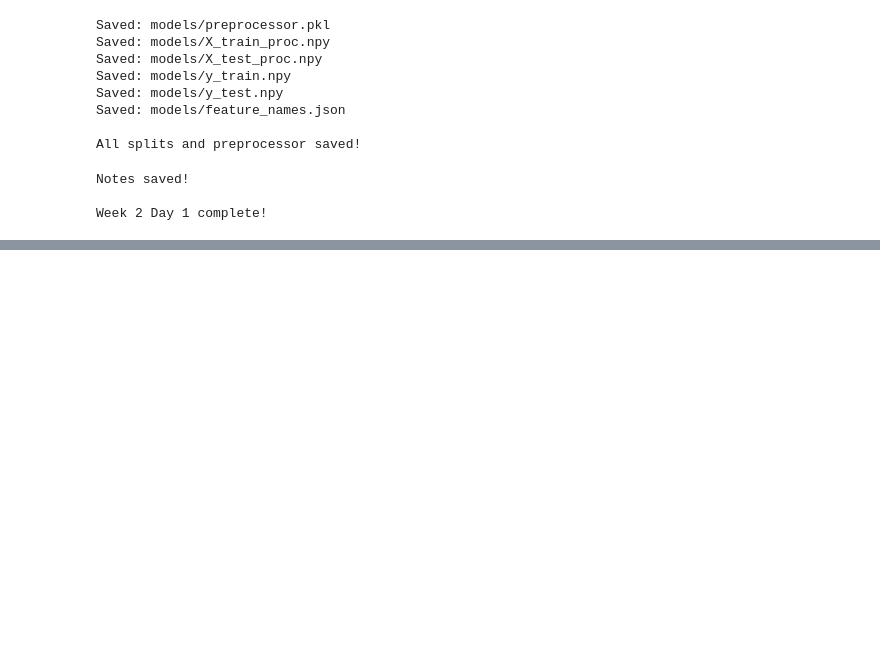
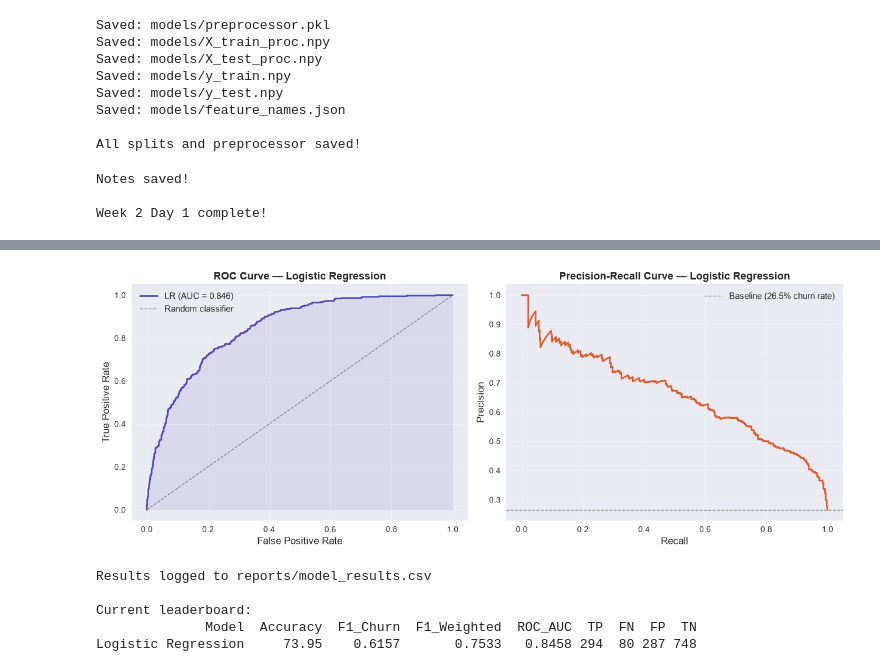
Before and after one commit to Kasak02/churn-predictor, a Jupyter notebook: 05_model_training.ipynb, the cells around one changed output, grey strips where cells are left out. Drawn from its saved outputs; the diff is of its cells as text; code cells hidden in the pictures; blank space fills up the shorter version.

Commit message:
Week 2 Day 2: LR baseline complete — F1=0.6157, ROC-AUC=0.8458

```diff
--- a/05_model_training.ipynb
+++ b/05_model_training.ipynb
@@ -305,0 +454,66 @@ Week 2 Day 1 complete!
+# %%
+#  ROC curve
+# Shows model performance across all classification thresholds
+
+fpr, tpr, thresholds = roc_curve(y_test, y_pred_lr_prob)
+
+fig, axes = plt.subplots(1, 2, figsize=(13, 5))
+
+# ROC curve
+axes[0].plot(fpr, tpr, color='#534AB7', linewidth=2,
+             label=f'LR (AUC = {roc:.3f})')
+axes[0].plot([0,1], [0,1], color='gray', linestyle='--',
+             linewidth=1, label='Random classifier')
+axes[0].fill_between(fpr, tpr, alpha=0.1, color='#534AB7')
+axes[0].set_xlabel('False Positive Rate', fontsize=12)
+axes[0].set_ylabel('True Positive Rate', fontsize=12)
+axes[0].set_title('ROC Curve — Logistic Regression',
+                   fontweight='bold', fontsize=13)
+axes[0].legend(fontsize=11)
+axes[0].grid(True, alpha=0.3)
+
+# Precision-Recall curve
+precision, recall, _ = precision_recall_curve(y_test, y_pred_lr_prob)
+axes[1].plot(recall, precision, color='#E05A2B', linewidth=2)
+axes[1].axhline(y=y_test.mean(), color='gray', linestyle='--',
+                linewidth=1, label='Baseline (26.5% churn rate)')
+axes[1].set_xlabel('Recall', fontsize=12)
+axes[1].set_ylabel('Precision', fontsize=12)
+axes[1].set_title('Precision-Recall Curve — Logistic Regression',
+                   fontweight='bold', fontsize=13)
+axes[1].legend(fontsize=11)
+axes[1].grid(True, alpha=0.3)
+
+plt.tight_layout()
+plt.savefig('reports/lr_roc_curve.png', dpi=150, bbox_inches='tight')
+plt.show()
+# %% [output]
+[figure, added]
+# %%
+# create a results tracker
+# We'll add XGBoost results here tomorrow for comparison
+
+results = {
+    'Model'      : ['Logistic Regression'],
+    'Accuracy'   : [round(acc*100, 2)],
+    'F1_Churn'   : [round(f1, 4)],
+    'F1_Weighted': [round(f1_w, 4)],
+    'ROC_AUC'    : [round(roc, 4)],
+    'TP'         : [int(tp)],
+    'FN'         : [int(fn)],
+    'FP'         : [int(fp)],
+    'TN'         : [int(tn)]
+}
+
+results_df = pd.DataFrame(results)
+results_df.to_csv('reports/model_results.csv', index=False)
+
+print("Results logged to reports/model_results.csv")
+print("\nCurrent leaderboard:")
+print(results_df.to_string(index=False))
+# %% [output]
+Results logged to reports/model_results.csv
+
+Current leaderboard:
+              Model  Accuracy  F1_Churn  F1_Weighted  ROC_AUC  TP  FN  FP  TN
+Logistic Regression     73.95    0.6157       0.7533   0.8458 294  80 287 748
```
Also changed, not shown: parts of 7 cells of this notebook, 5 other files.
